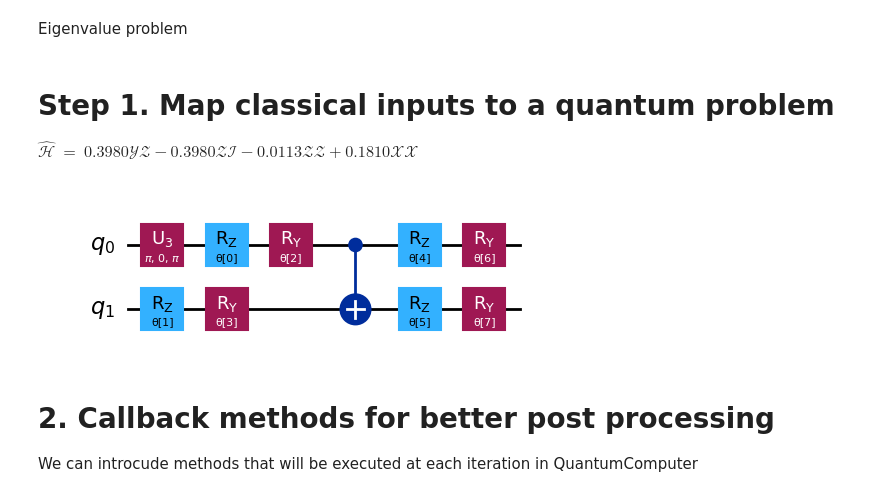
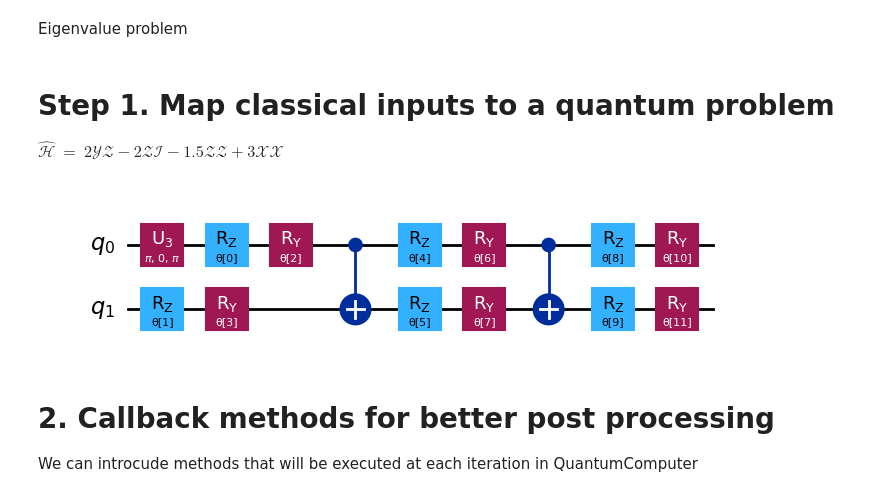
Before and after one commit to sha314/QCML, a Jupyter notebook: examples/QuantumML-v2-simulator.ipynb, the cells around one changed output. Cells and saved outputs as stored; diff of their text form; code cells hidden in the pictures.

```diff
--- a/examples/QuantumML-v2-simulator.ipynb
+++ b/examples/QuantumML-v2-simulator.ipynb
@@ -25,6 +25,6 @@ from qiskit import QuantumCircuit
 # %% [markdown]
 # Step 1. Map classical inputs to a quantum problem
 $
-\hat{\mathcal{H}}\ =\ 0.3980 \mathcal{Y}\mathcal{Z} - 0.3980 \mathcal{Z}\mathcal{I} - 0.0113 \mathcal{Z}\mathcal{Z} + 0.1810 \mathcal{X}\mathcal{X}$
+\hat{\mathcal{H}}\ =\ 2 \mathcal{Y}\mathcal{Z} - 2 \mathcal{Z}\mathcal{I} - 1.5 \mathcal{Z}\mathcal{Z} + 3 \mathcal{X}\mathcal{X}$
 # %%
 hamiltonian = SparsePauliOp.from_list(
@@ -48,21 +48,21 @@ def cost_func(params, ansatz, hamiltonian, estimator):
 # %%
 import numpy as np
 
 reference_circuit = QuantumCircuit(2)
 reference_circuit.x(0)
 
 variational_form = TwoLocal(
     2,
     rotation_blocks=["rz", "ry"],
     entanglement_blocks="cx",
     entanglement="linear",
-    reps=1,
+    reps=2,
 )
 ansatz = reference_circuit.compose(variational_form)
 
 ansatz.decompose().draw('mpl')
 # %% [output]
-[figure, old version]
+[figure, new version]
 # %% [markdown]
 # 2. Callback methods for better post processing
 
```
Also changed, not shown: parts of 6 cells of this notebook.
